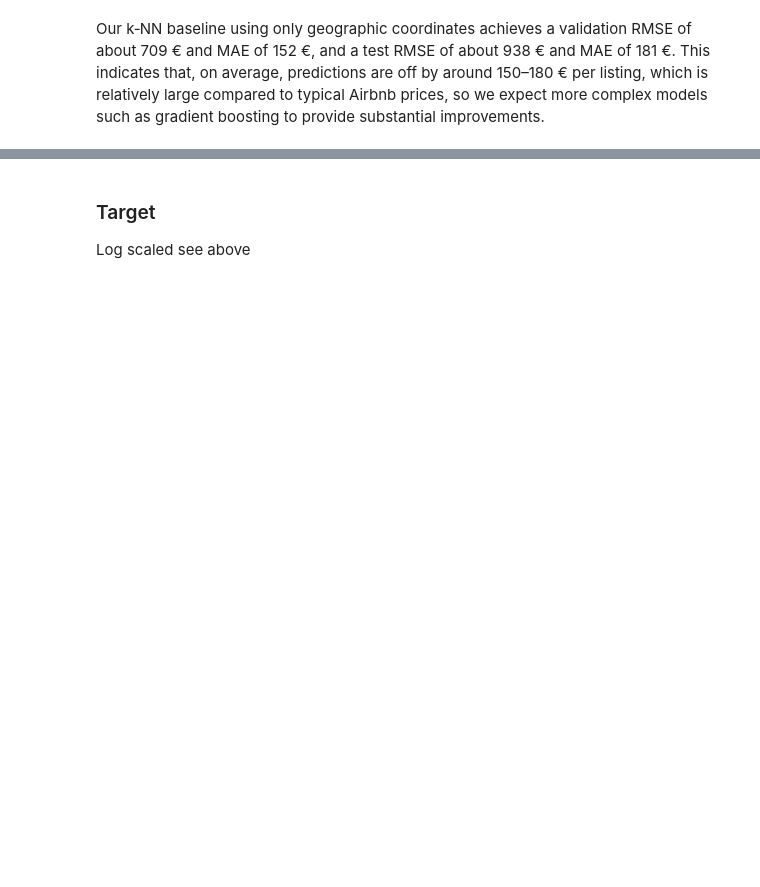
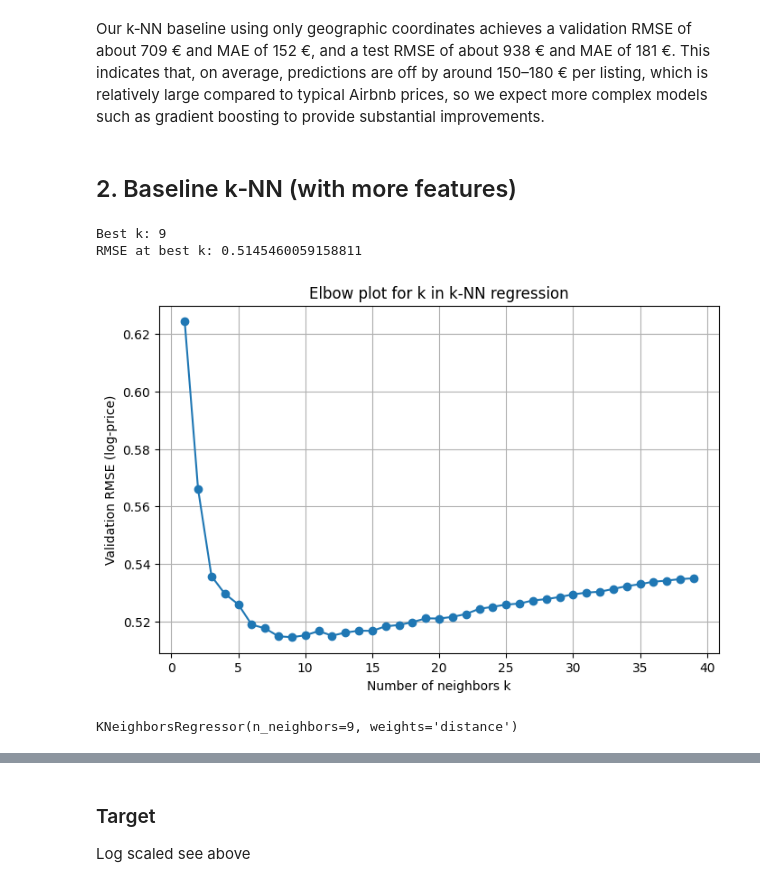
Before and after one commit to emilyglomb/AirBnB-price-predictor, a Jupyter notebook: model.ipynb, the cells around one changed output, grey strips where cells are left out. Drawn from its saved outputs; the diff is of its cells as text; code cells hidden in the pictures; blank space fills up the shorter version.

```diff
--- a/model.ipynb
+++ b/model.ipynb
@@ -194,2 +210,4 @@ print("Test MAE       :", mae_test)
 # %% [markdown]
 Our k‑NN baseline using only geographic coordinates achieves a validation RMSE of about 709 € and MAE of 152 €, and a test RMSE of about 938 € and MAE of 181 €. This indicates that, on average, predictions are off by around 150–180 € per listing, which is relatively large compared to typical Airbnb prices, so we expect more complex models such as gradient boosting to provide substantial improvements.
+# %% [markdown]
+## 2. Baseline k‑NN (with more features)
@@ -195,0 +419,52 @@ Our k‑NN baseline using only geographic coordinates achieves a validation RMSE
+# %%
+X_train_proc = preprocess.fit_transform(X_train)
+X_valid_proc = preprocess.transform(X_valid)
+
+k_values = range(1, 40)
+rmse_scores = []
+
+for k in k_values:
+    knn_reg = KNeighborsRegressor(n_neighbors=k, weights='distance')
+    knn_reg.fit(X_train_proc, y_train)
+    y_valid_pred = knn_reg.predict(X_valid_proc)
+
+    mse = mean_squared_error(y_valid, y_valid_pred)
+    rmse = np.sqrt(mse)
+    rmse_scores.append(rmse)
+
+best_k = k_values[int(np.argmin(rmse_scores))]
+print("Best k:", best_k)
+print("RMSE at best k:", min(rmse_scores))
+# %% [output]
+Best k: 9
+RMSE at best k: 0.5145460059158811
+# %%
+plt.figure(figsize=(8, 5))
+plt.plot(k_values, rmse_scores, marker='o')
+plt.xlabel("Number of neighbors k")
+plt.ylabel("Validation RMSE (log-price)")
+plt.title("Elbow plot for k in k-NN regression")
+plt.grid(True)
+plt.show()
+# %% [output]
+[figure, added]
+# %%
+X_train, X_temp, y_train, y_temp = train_test_split(
+    X, y, test_size=0.3, random_state=42
+)
+
+# Second split: temp into valid and test
+X_valid, X_test, y_valid, y_test = train_test_split(
+    X_temp, y_temp, test_size=0.5, random_state=42
+)
+
+# Scale using ONLY train
+X_train_proc = preprocess.fit_transform(X_train)
+X_valid_proc = preprocess.transform(X_valid)
+X_test_proc = preprocess.transform(X_test)
+
+# Fit k-NN with your chosen k
+knn_reg = KNeighborsRegressor(n_neighbors=9, weights='distance')
+knn_reg.fit(X_train_proc, y_train)
+# %% [output]
+KNeighborsRegressor(n_neighbors=9, weights='distance')
```
Also changed, not shown: parts of 78 cells of this notebook, 10 other files.
